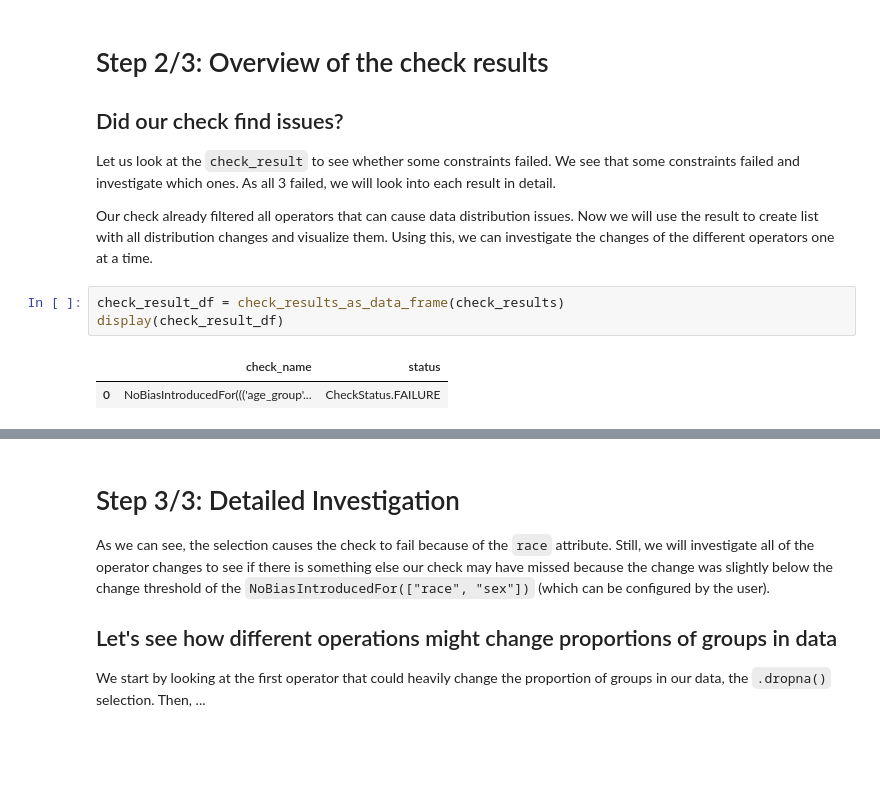
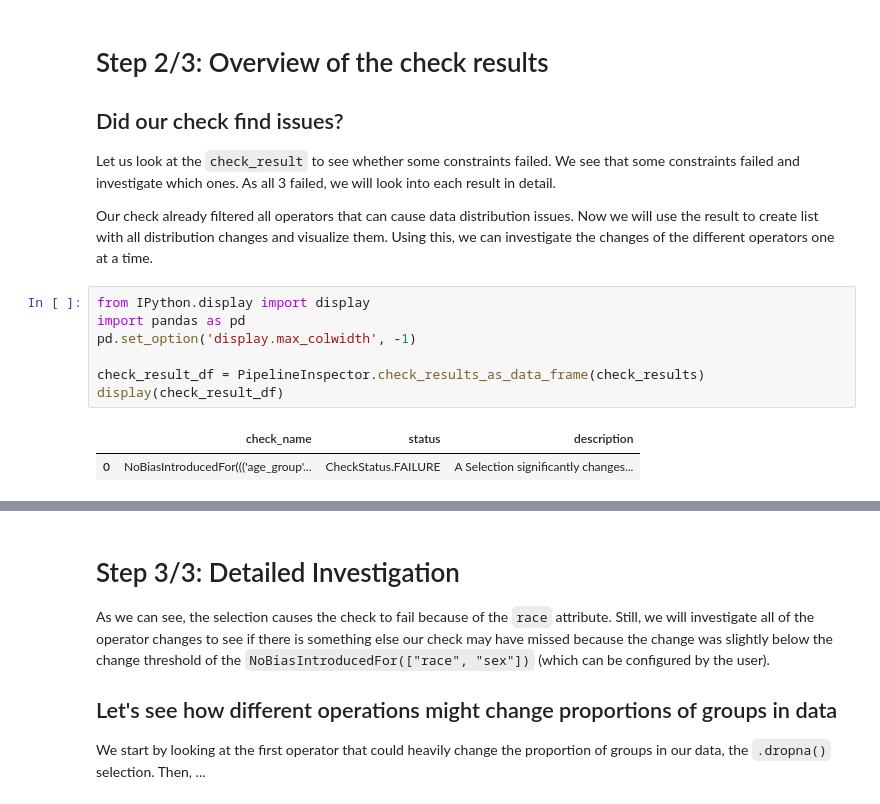
Before and after one commit to stefan-grafberger/mlinspect, a Jupyter notebook: experiments/user_interviews/healthcare_task.ipynb, the cells around one changed output, grey strips where cells are left out. Saved outputs shown, nothing was run; the diff lists cells and outputs as text; blank space fills up the shorter version.

```diff
--- a/experiments/user_interviews/healthcare_task.ipynb
+++ b/experiments/user_interviews/healthcare_task.ipynb
@@ -210,10 +110,14 @@ check_results = inspector_result.check_to_check_results
 Let us look at the `check_result` to see whether some constraints failed. We see that some constraints failed and investigate which ones. As all 3 failed, we will look into each result in detail.
 
 Our check already filtered all operators that can cause data distribution issues. Now we will use the result to create list with all distribution changes and visualize them. Using this, we can investigate the changes of the different operators one at a time.
-# %%
-check_result_df = check_results_as_data_frame(check_results)
-display(check_result_df)
-# %% [output]
-|  | check_name | status |
-| 0 | NoBiasIntroducedFor((('age_group'... | CheckStatus.FAILURE |
+# %%
+from IPython.display import display
+import pandas as pd
+pd.set_option('display.max_colwidth', -1)
+
+check_result_df = PipelineInspector.check_results_as_data_frame(check_results)
+display(check_result_df)
+# %% [output]
+|  | check_name | status | description |
+| 0 | NoBiasIntroducedFor((('age_group'... | CheckStatus.FAILURE | A Selection significantly changes... |
 # %%
```
Also changed, not shown: parts of 6 cells of this notebook, 6 other files.
